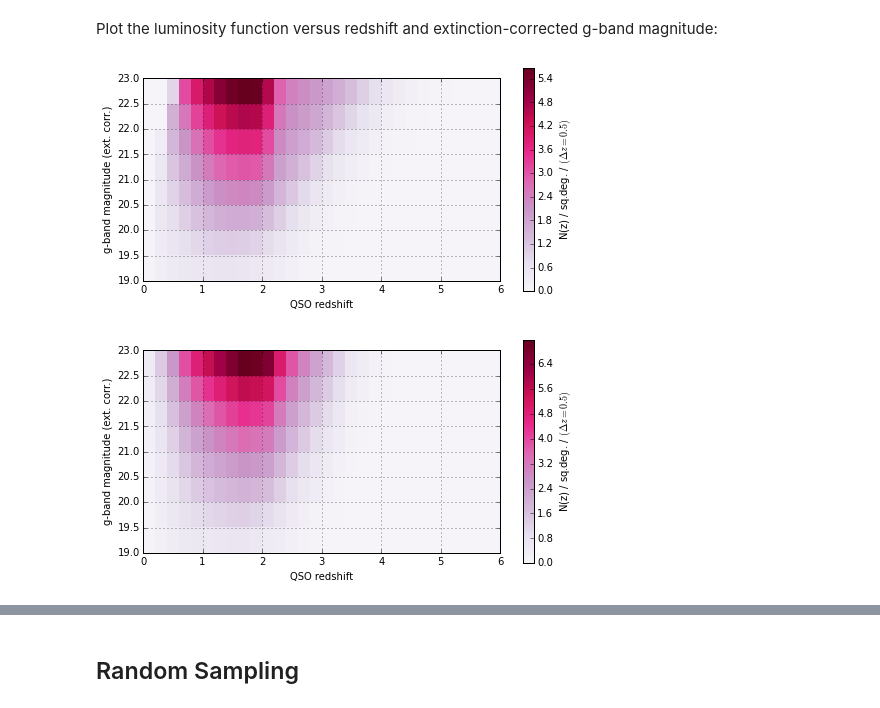
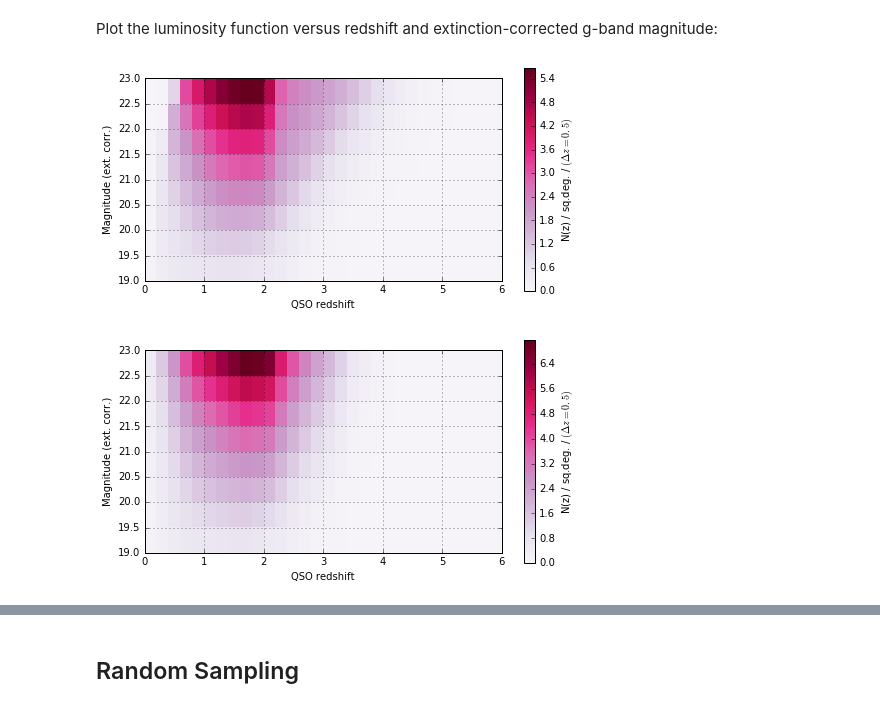
Before and after one commit to dkirkby/ArgonneLymanAlpha, a Jupyter notebook: notebooks/SampleProperties.ipynb, the cells around one changed output, grey strips where cells are left out. Drawn from its saved outputs; the diff is of its cells as text; code cells hidden in the pictures.

```diff
--- a/notebooks/SampleProperties.ipynb
+++ b/notebooks/SampleProperties.ipynb
@@ -115,3 +121,14 @@ table2015 = 0.5 * (table2015a + table2015b)
+# %%
+def read_desi(name='nzr_qso.dat'):
+    table = astropy.table.Table.read('nzr_qso.dat', format='ascii', names=('z', 'r', 'dNdzdr'))
+    zbin = np.unique(table['z'].data)
+    rbin = np.unique(table['r'].data)
+    nz, nr = len(zbin), len(rbin)
+    assert len(table) == nz * nr
+    nqso = table['dNdzdr'].data.reshape(nz, nr).transpose()
+    return rbin, zbin, nqso
+
+rbin, zbin, nqso = read_desi()
 # %% [markdown]
 ## Marginal Distributions
 # %%
@@ -213,28 +232,28 @@ tdr_fig_317('tdr317.png')
 # %% [markdown]
 Plot the luminosity function versus redshift and extinction-corrected g-band magnitude:
 # %%
-def lumi_plot(data, g_min=19, g_max=23, z_min=0, z_max=6):
-    gbin, zbin, nqso = luminosity_function(data)
+def lumi_plot(magbin, zbin, nqso, mag_min=19, mag_max=23, z_min=0, z_max=6):
     z_min_cut = bin_index(zbin, z_min)
     z_max_cut = bin_index(zbin, z_max)
-    g_min_cut = bin_index(gbin, g_min)
-    g_max_cut = bin_index(gbin, g_max)
+    mag_min_cut = bin_index(magbin, mag_min)
+    mag_max_cut = bin_index(magbin, mag_max)
     #
     plt.figure(figsize=(8,4))
-    plt.imshow(nqso[g_min_cut:g_max_cut, z_min_cut:z_max_cut],
+    plt.imshow(nqso[mag_min_cut:mag_max_cut, z_min_cut:z_max_cut],
                origin='lower', interpolation='None', aspect=0.85, cmap='PuRd',
-               extent=(z_min, z_max, g_min, g_max))
+               extent=(z_min, z_max, mag_min, mag_max))
     plt.xlim(z_min, z_max)
-    plt.ylim(g_min, g_max)
+    plt.ylim(mag_min, mag_max)
     plt.xlabel('QSO redshift')
-    plt.ylabel('g-band magnitude (ext. corr.)')
-    plt.colorbar().set_label('N(z) / sq.deg. / $(\Delta z = {:.1f})$'.format(gbin[1]-gbin[0]))
+    plt.ylabel('Magnitude (ext. corr.)')
+    plt.colorbar().set_label(
+        'N(z) / sq.deg. / $(\Delta z = {:.1f})$'.format(magbin[1] - magbin[0]))
     plt.grid()
 # %%
-lumi_plot(table2012)
+lumi_plot(*luminosity_function(table2012))
 # %% [output]
-[figure, old version]
+[figure, new version]
 # %%
-lumi_plot(table2015)
+lumi_plot(*luminosity_function(table2015))
 # %% [output]
-[figure, old version]
+[figure, new version]
```
Also changed, not shown: parts of 15 cells of this notebook, 1 other file.
